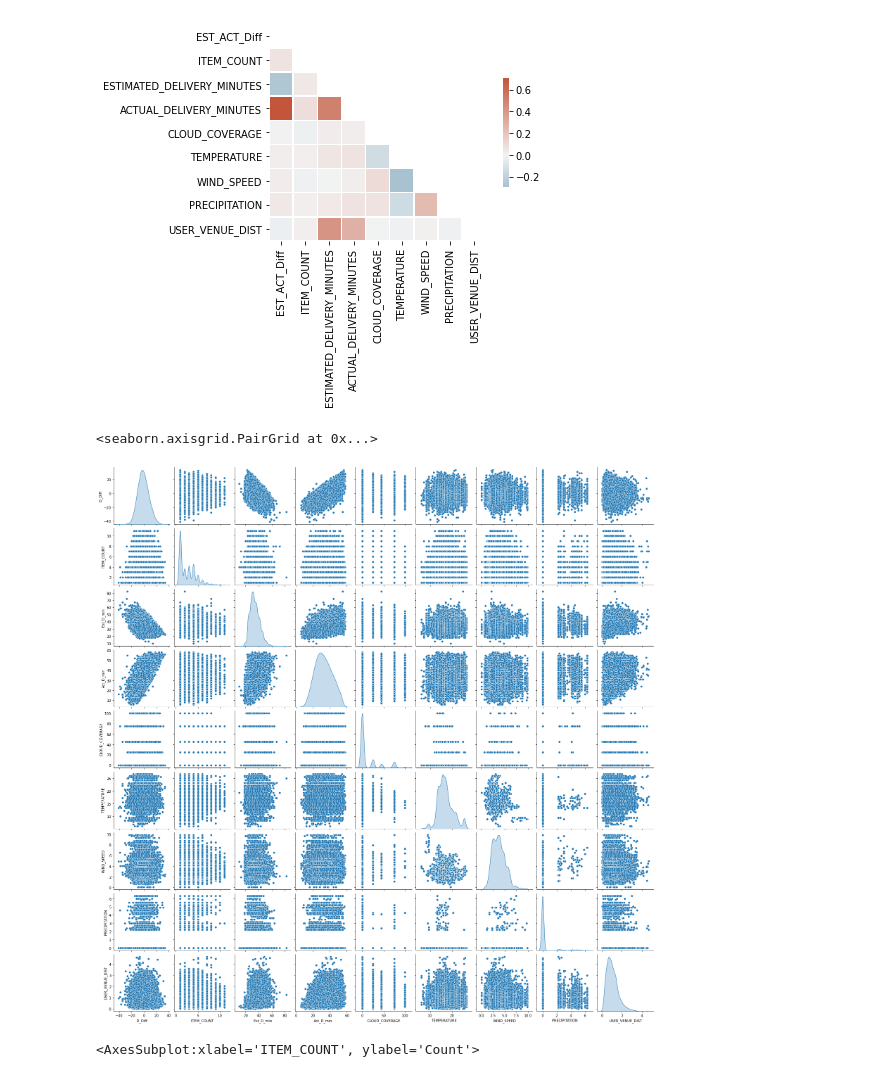
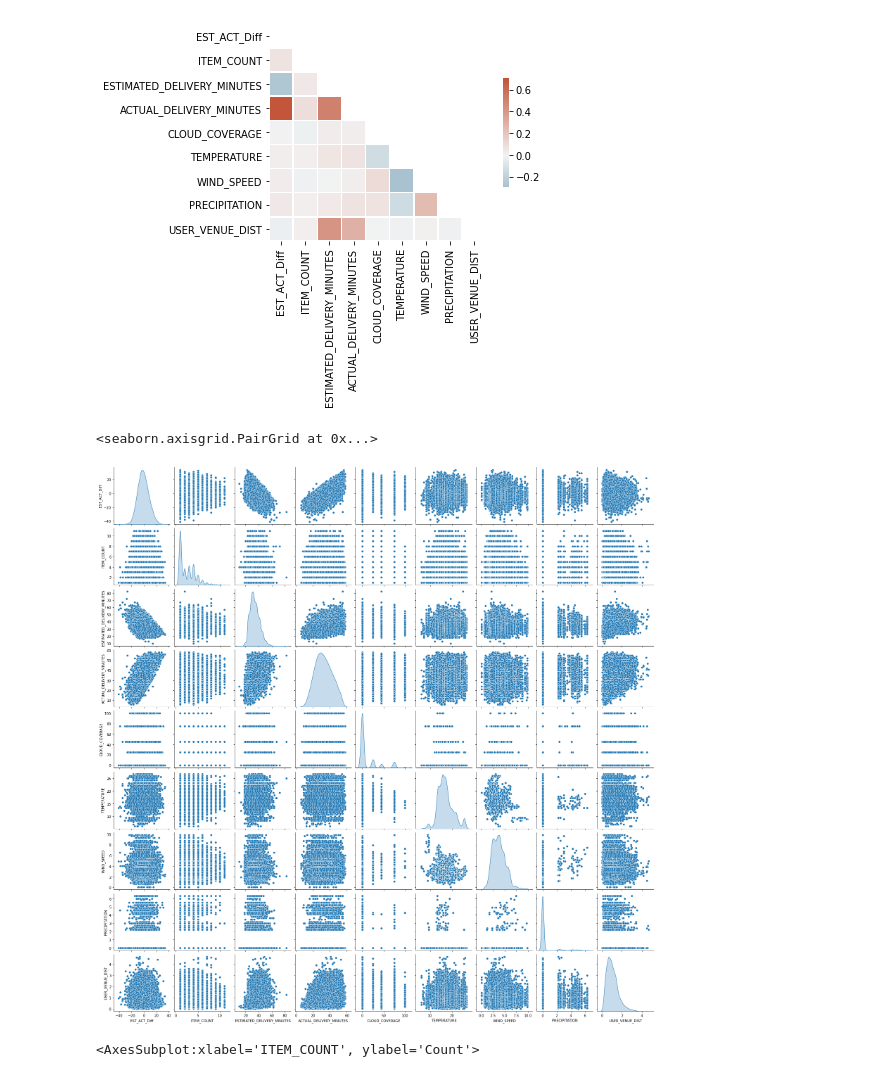
Before and after one commit to dmuiruri/woltorders, a Jupyter notebook: WoltProject.ipynb, the cells around one changed output. Cells and saved outputs as stored; diff of their text form; code cells hidden in the pictures.

```diff
--- a/WoltProject.ipynb
+++ b/WoltProject.ipynb
@@ -27,7 +34,7 @@ user_venue_dist = [geodesic(user_coord[i], venue_coord[i]).km for i in range(dat
 
 #format the data
 data['USER_VENUE_DIST'] = user_venue_dist
-data.drop(columns=['USER_LAT', 'USER_LONG', 'VENUE_LAT', 'VENUE_LONG'], inplace=True)
+#data.drop(columns=['USER_LAT', 'USER_LONG', 'VENUE_LAT', 'VENUE_LONG'], inplace=True)
 data.rename(columns={'ACTUAL_DELIVERY_MINUTES - ESTIMATED_DELIVERY_MINUTES':'EST_ACT_Diff'}, inplace=True)
 data.index = pd.to_datetime(data.index)
 orig_data_desc = data.describe().T
@@ -74,10 +87,12 @@ sns.heatmap(corr, mask=mask, cmap=cmap, center=0, square=True, linewidth=0.5,
 <AxesSubplot:>
 [figure]
 # %%
-sns.pairplot(data=data, diag_kind='kde')
+sns.pairplot(data=data[['EST_ACT_Diff', 'ITEM_COUNT', 'ESTIMATED_DELIVERY_MINUTES',
+                        'ACTUAL_DELIVERY_MINUTES', 'CLOUD_COVERAGE', 'TEMPERATURE',
+                        'WIND_SPEED', 'PRECIPITATION','USER_VENUE_DIST']], diag_kind='kde')
 # %% [output]
 <seaborn.axisgrid.PairGrid at 0x...>
-[figure, old version]
+[figure, new version]
 # %%
 sns.histplot(data=data.loc['08/20/2020']['ITEM_COUNT'])
 # %% [output]
```
Also changed, not shown: parts of 24 cells of this notebook, 2 other files.
